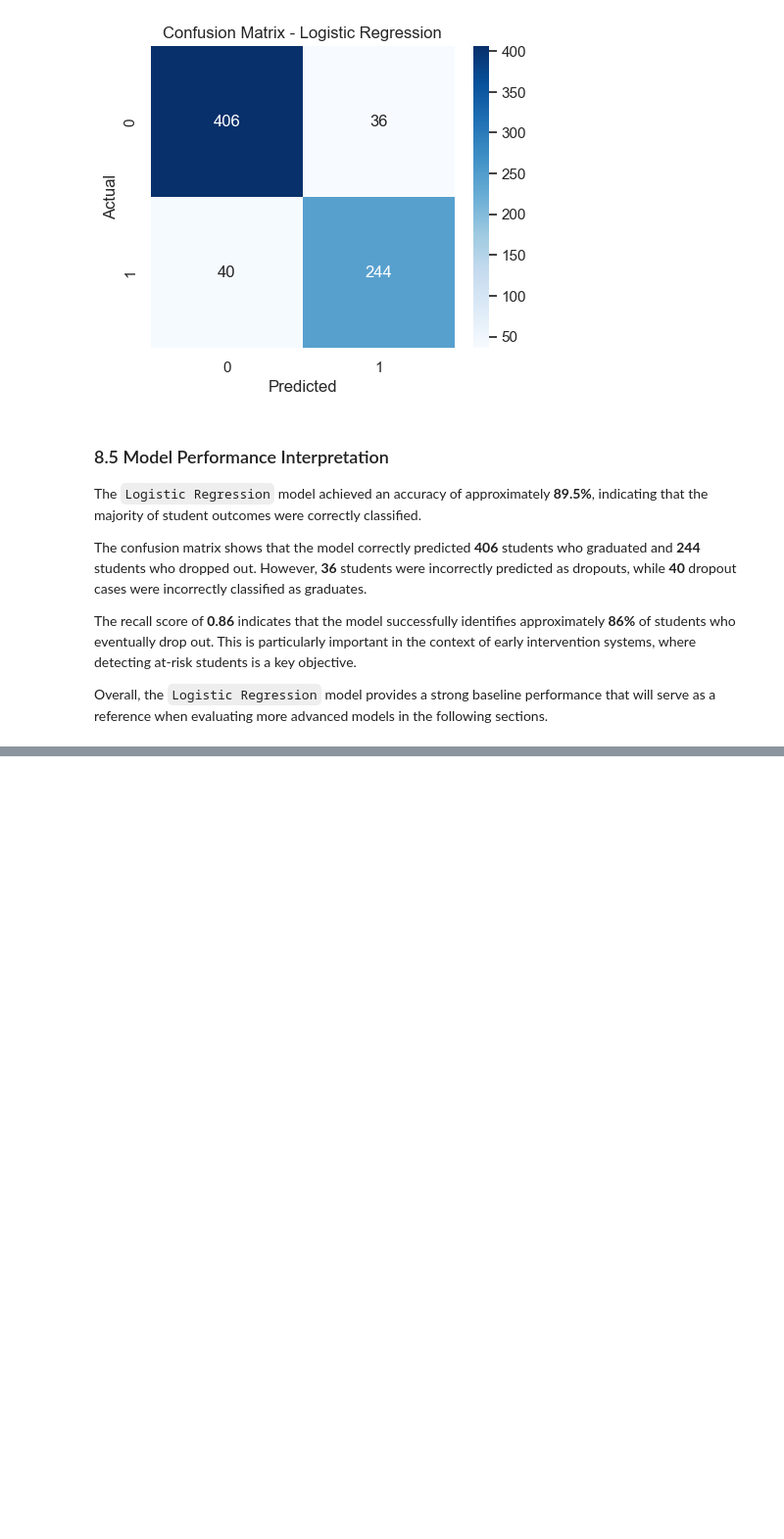
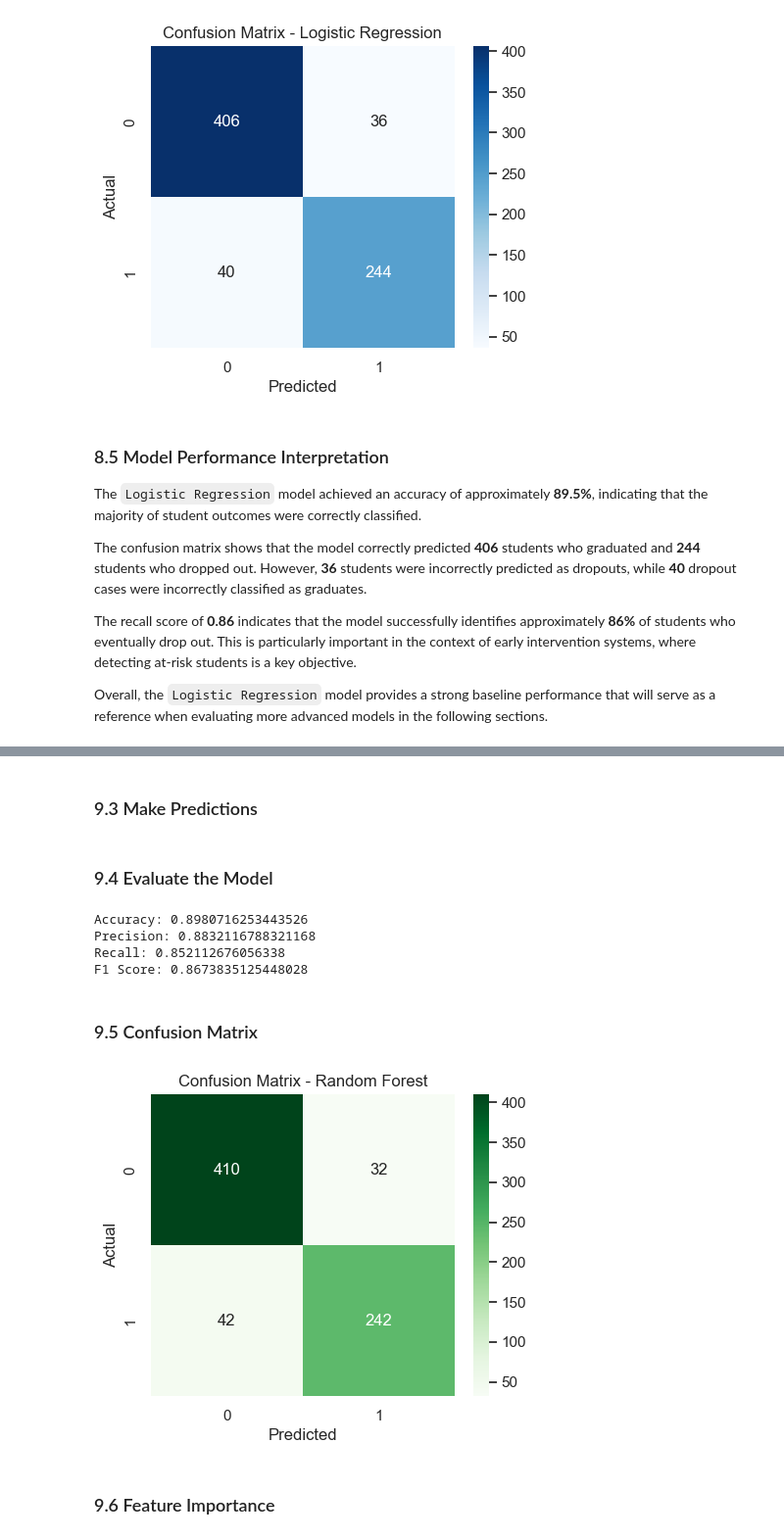
Before and after one commit to DimitarMalamski/student-dropout-predictor, a Jupyter notebook: notebooks/dropout_predictor.ipynb, the cells around one changed output, grey strips where cells are left out. Shown at 98% size. Cells and saved outputs as stored; diff of their text form; code cells hidden in the pictures; blank space fills up the shorter version.

Commit message:
Trained a Random Forest model for model comparison

```diff
--- a/notebooks/dropout_predictor.ipynb
+++ b/notebooks/dropout_predictor.ipynb
@@ -331,0 +340,9 @@ Overall, the `Logistic Regression` model provides a strong baseline performance
+# %%
+# Initialize the model
+rf_model = RandomForestClassifier(
+    n_estimators=200,
+    random_state=42
+)
+
+# Train the model
+rf_model.fit(X_train, y_train)
@@ -331,0 +369,39 @@ Overall, the `Logistic Regression` model provides a strong baseline performance
+# %% [markdown]
+### 9.3 Make Predictions
+# %%
+# Predict on the test set
+rf_pred = rf_model.predict(X_test)
+# %% [markdown]
+### 9.4 Evaluate the Model
+# %%
+rf_accuracy = accuracy_score(y_test, rf_pred)
+rf_precision = precision_score(y_test, rf_pred)
+rf_recall = recall_score(y_test, rf_pred)
+rf_f1 = f1_score(y_test, rf_pred)
+
+print("Accuracy:", rf_accuracy)
+print("Precision:", rf_precision)
+print("Recall:", rf_recall)
+print("F1 Score:", rf_f1)
+# %% [output]
+Accuracy: 0.8980716253443526
+Precision: 0.8832116788321168
+Recall: 0.852112676056338
+F1 Score: 0.8673835125448028
+# %% [markdown]
+### 9.5 Confusion Matrix
+# %%
+rf_cm = confusion_matrix(y_test, rf_pred)
+
+plt.figure(figsize=(5,4))
+sns.heatmap(rf_cm, annot=True, fmt="d", cmap="Greens")
+
+plt.xlabel("Predicted")
+plt.ylabel("Actual")
+plt.title("Confusion Matrix - Random Forest")
+
+plt.show()
+# %% [output]
+[figure, added]
+# %% [markdown]
+### 9.6 Feature Importance
```
Also changed, not shown: parts of 8 cells of this notebook.
